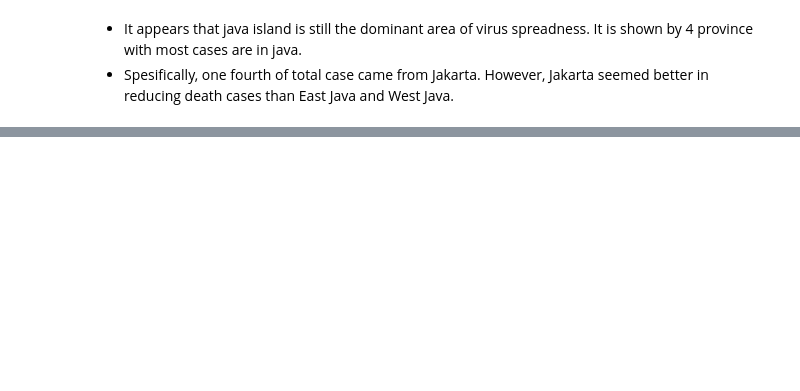
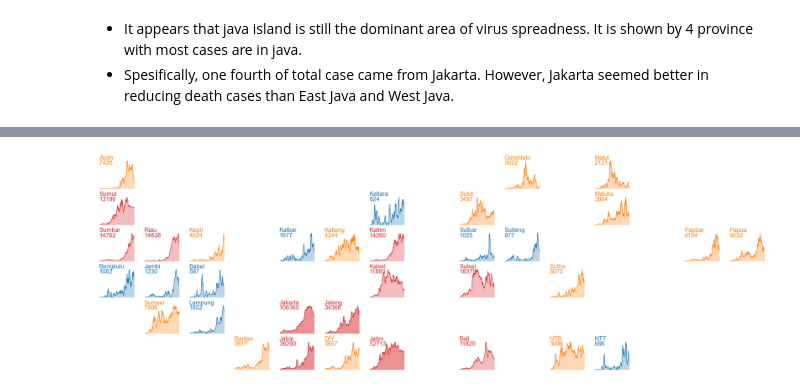
Before and after one commit to rahmalianto/Indonesian-Covid-Analysis, a Jupyter notebook: 2. Indonesian COVID19 Analysis - EDA.ipynb, the cells around one changed output, grey strips where cells are left out. Saved outputs shown, nothing was run; the diff lists cells and outputs as text; code cells hidden in the pictures; blank space fills up the shorter version.

Commit message:
Added indonesian map and visualize P0

```diff
--- a/2. Indonesian COVID19 Analysis - EDA.ipynb
+++ b/2. Indonesian COVID19 Analysis - EDA.ipynb
@@ -131,0 +144,67 @@ df_total_case
+# %%
+def plot_timeline(x,y,province,color,alpha):
+    ax[x,y].plot(ma_daily_case.loc[province,:], color=color)
+    ax[x,y].fill_between(columns, 0, ma_daily_case.loc[province,:].astype('int32'), color=color, alpha=alpha)
+    plt.text(text_x, text_y1, province, transform=ax[x,y].transAxes, fontsize=fontsize, color=color)
+    plt.text(text_x, text_y2, df_daily_case.T.loc[province,:].sum(), transform=ax[x,y].transAxes, fontsize=fontsize, color=color)
+# %%
+text_x = 0.03
+text_y1 = 1
+text_y2 = 0.83
+fontsize = 20
+columns = ma_daily_case.columns
+ncols = 15
+nrows = 6
+
+fig, ax = plt.subplots(ncols=ncols, nrows=nrows, figsize=(40,13))
+# SUMATERA -----
+plot_timeline(0,0,'Aceh','tab:orange',0.3)
+plot_timeline(1,0,'Sumut','tab:red',0.3)
+plot_timeline(2,0,'Sumbar','tab:red',0.3)
+plot_timeline(3,0,'Bengkulu','tab:blue',0.3)
+plot_timeline(2,1,'Riau','tab:red',0.3)
+plot_timeline(3,1,'Jambi','tab:blue',0.3)
+plot_timeline(4,1,'Sumsel','tab:orange',0.3)
+plot_timeline(2,2,'Kepri','tab:orange',0.3)
+plot_timeline(3,2,'Babel','tab:blue',0.3)
+plot_timeline(4,2,'Lampung','tab:blue',0.3)
+
+# JAWA -----
+plot_timeline(5,3,'Banten','tab:orange',0.3)
+plot_timeline(4,4,'Jakarta','tab:red',0.5)
+plot_timeline(5,4,'Jabar','tab:red',0.5)
+plot_timeline(4,5,'Jateng','tab:red',0.5)
+plot_timeline(5,5,'DIY','tab:orange',0.3)
+plot_timeline(5,6,'Jatim','tab:red',0.5)
+
+# KALIMANTAN -----
+plot_timeline(2,4,'Kalbar','tab:blue',0.3)
+plot_timeline(2,5,'Kalteng','tab:orange',0.3)
+plot_timeline(1,6,'Kaltara','tab:blue',0.3)
+plot_timeline(2,6,'Kaltim','tab:red',0.3)
+plot_timeline(3,6,'Kalsel','tab:red',0.3)
+
+# SULAWESI -----
+plot_timeline(0,9,'Gorontalo','tab:orange',0.3)
+plot_timeline(1,8,'Sulut','tab:orange',0.3)
+plot_timeline(2,8,'Sulbar','tab:blue',0.3)
+plot_timeline(2,9,'Sulteng','tab:blue',0.3)
+plot_timeline(3,8,'Sulsel','tab:red',0.3)
+plot_timeline(3,10,'Sultra','tab:orange',0.3)
+
+# GUGUS KEPULAUAN -----
+plot_timeline(5,8,'Bali','tab:red',0.3)
+plot_timeline(5,10,'NTB','tab:orange',0.3)
+plot_timeline(5,11,'NTT','tab:blue',0.3)
+plot_timeline(0,11,'Malut','tab:orange',0.3)
+plot_timeline(1,11,'Maluku','tab:orange',0.3)
+
+# PAPUA -----
+plot_timeline(2,13,'Papbar','tab:orange',0.3)
+plot_timeline(2,14,'Papua','tab:orange',0.3)
+
+for i in range(nrows):
+    for j in range(ncols):
+        ax[i,j].axis('off')
+# %% [output]
+[figure, added]
```
Also changed, not shown: parts of 13 cells of this notebook, 23 other files.
